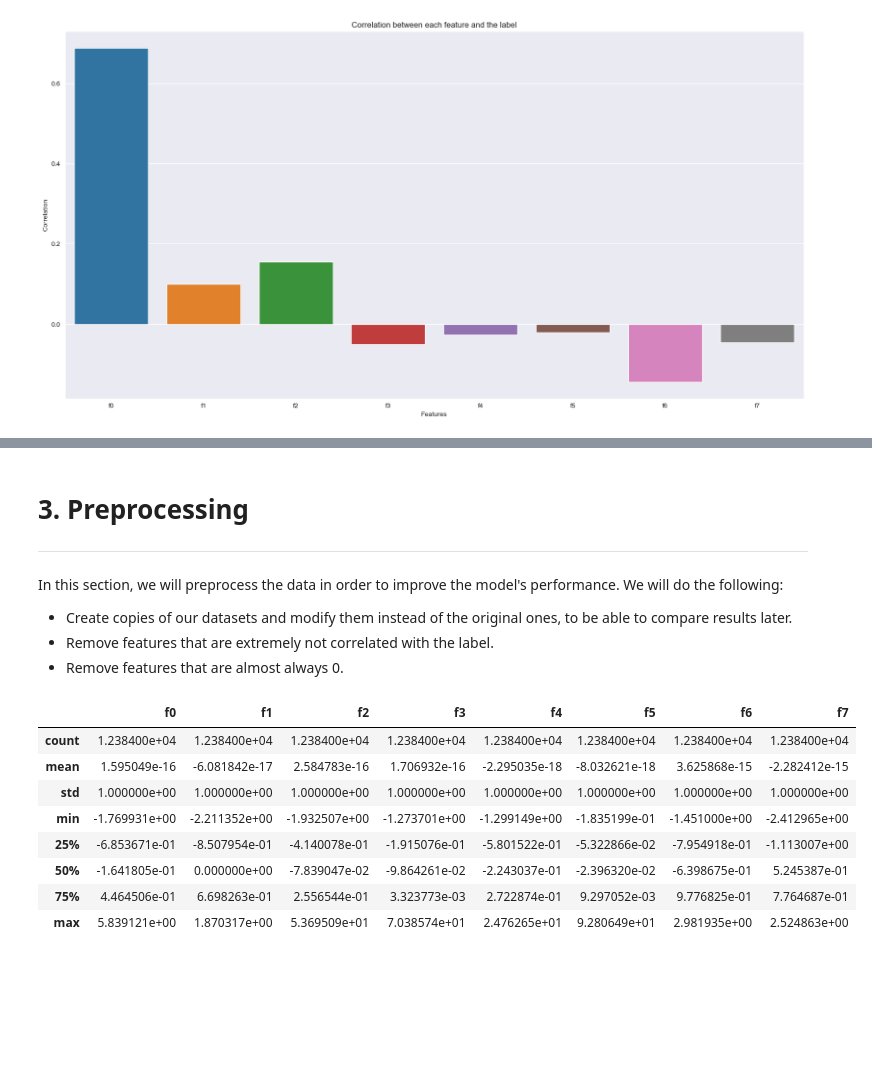
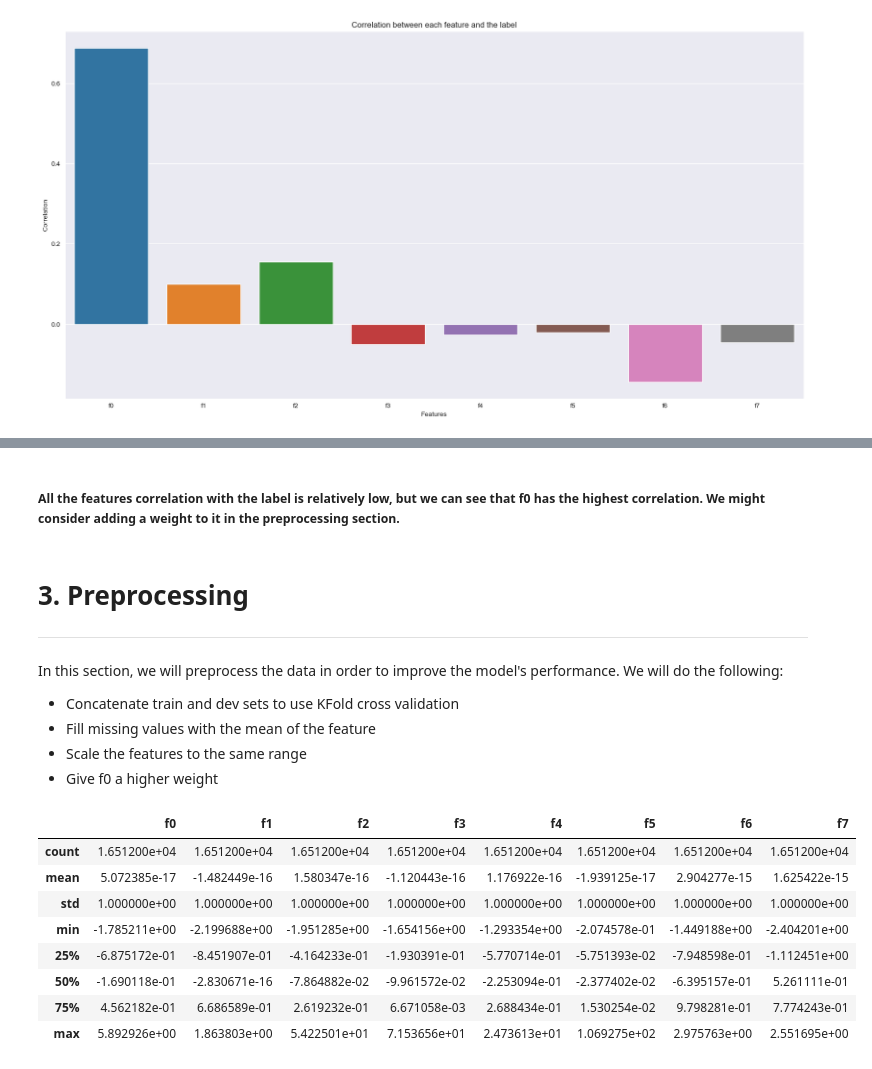
Before and after one commit to NadavShoham/AppliedML, a Jupyter notebook: notebooks/ml_ex3/experiment.ipynb, the cells around one changed output, grey strips where cells are left out. Cells and saved outputs as stored; diff of their text form; code cells hidden in the pictures; blank space fills up the shorter version.

```diff
--- a/notebooks/ml_ex3/experiment.ipynb
+++ b/notebooks/ml_ex3/experiment.ipynb
@@ -203,8 +205,11 @@ f0 has a good correlation with the label, we might want to use it as a baseline.
+# %% [markdown]
+##### All the features correlation with the label is relatively low, but we can see that f0 has the highest correlation. We might consider adding a weight to it in the preprocessing section.
 # %% [markdown]
 # 3. Preprocessing
 ---
 In this section, we will preprocess the data in order to improve the model's performance.
 We will do the following:
-- Create copies of our datasets and modify them instead of the original ones, to be able to compare results later.
-- Remove features that are extremely not correlated with the label.
-- Remove features that are almost always 0.
+- Concatenate train and dev sets to use KFold cross validation
+- Fill missing values with the mean of the feature
+- Scale the features to the same range
+- Give f0 a higher weight
@@ -214,17 +216,21 @@ We will do the following:
+# %%
+# create trainDev set by combining train and dev
+X_train_dev = pd.concat([X_train, X_dev])
+y_train_dev = pd.concat([y_train, y_dev])
 # %%
 # add mean of features at missing values
-X_train_mean = X_train.fillna(X_train.mean())
+X_train_dev_mean = X_train_dev.fillna(X_train_dev.mean())
 # %%
 # change features mean to 0 and std to 1
-X_train_norm = (X_train_mean - X_train_mean.mean()) / X_train_mean.std()
-X_train_norm.describe()
+X_train_dev_norm = (X_train_dev_mean - X_train_dev_mean.mean()) / X_train_dev_mean.std()
+X_train_dev_norm.describe()
 # %% [output]
 |  | f0 | f1 | f2 | f3 | f4 | f5 | f6 | f7 |
-| count | 1.238400e+04 | 1.238400e+04 | 1.238400e+04 | 1.238400e+04 | 1.238400e+04 | 1.238400e+04 | 1.238400e+04 | 1.238400e+04 |
-| mean | 1.595049e-16 | -6.081842e-17 | 2.584783e-16 | 1.706932e-16 | -2.295035e-18 | -8.032621e-18 | 3.625868e-15 | -2.282412e-15 |
+| count | 1.651200e+04 | 1.651200e+04 | 1.651200e+04 | 1.651200e+04 | 1.651200e+04 | 1.651200e+04 | 1.651200e+04 | 1.651200e+04 |
+| mean | 5.072385e-17 | -1.482449e-16 | 1.580347e-16 | -1.120443e-16 | 1.176922e-16 | -1.939125e-17 | 2.904277e-15 | 1.625422e-15 |
 | std | 1.000000e+00 | 1.000000e+00 | 1.000000e+00 | 1.000000e+00 | 1.000000e+00 | 1.000000e+00 | 1.000000e+00 | 1.000000e+00 |
-| min | -1.769931e+00 | -2.211352e+00 | -1.932507e+00 | -1.273701e+00 | -1.299149e+00 | -1.835199e-01 | -1.451000e+00 | -2.412965e+00 |
-| 25% | -6.853671e-01 | -8.507954e-01 | -4.140078e-01 | -1.915076e-01 | -5.801522e-01 | -5.322866e-02 | -7.954918e-01 | -1.113007e+00 |
-| 50% | -1.641805e-01 | 0.000000e+00 | -7.839047e-02 | -9.864261e-02 | -2.243037e-01 | -2.396320e-02 | -6.398675e-01 | 5.245387e-01 |
-| 75% | 4.464506e-01 | 6.698263e-01 | 2.556544e-01 | 3.323773e-03 | 2.722874e-01 | 9.297052e-03 | 9.776825e-01 | 7.764687e-01 |
-| max | 5.839121e+00 | 1.870317e+00 | 5.369509e+01 | 7.038574e+01 | 2.476265e+01 | 9.280649e+01 | 2.981935e+00 | 2.524863e+00 |
+| min | -1.785211e+00 | -2.199688e+00 | -1.951285e+00 | -1.654156e+00 | -1.293354e+00 | -2.074578e-01 | -1.449188e+00 | -2.404201e+00 |
+| 25% | -6.875172e-01 | -8.451907e-01 | -4.164233e-01 | -1.930391e-01 | -5.770714e-01 | -5.751393e-02 | -7.948598e-01 | -1.112451e+00 |
+| 50% | -1.690118e-01 | -2.830671e-16 | -7.864882e-02 | -9.961572e-02 | -2.253094e-01 | -2.377402e-02 | -6.395157e-01 | 5.261111e-01 |
+| 75% | 4.562182e-01 | 6.686589e-01 | 2.619232e-01 | 6.671058e-03 | 2.688434e-01 | 1.530254e-02 | 9.798281e-01 | 7.774243e-01 |
+| max | 5.892926e+00 | 1.863803e+00 | 5.422501e+01 | 7.153656e+01 | 2.473613e+01 | 1.069275e+02 | 2.975763e+00 | 2.551695e+00 |
```
Also changed, not shown: parts of 31 cells of this notebook.
